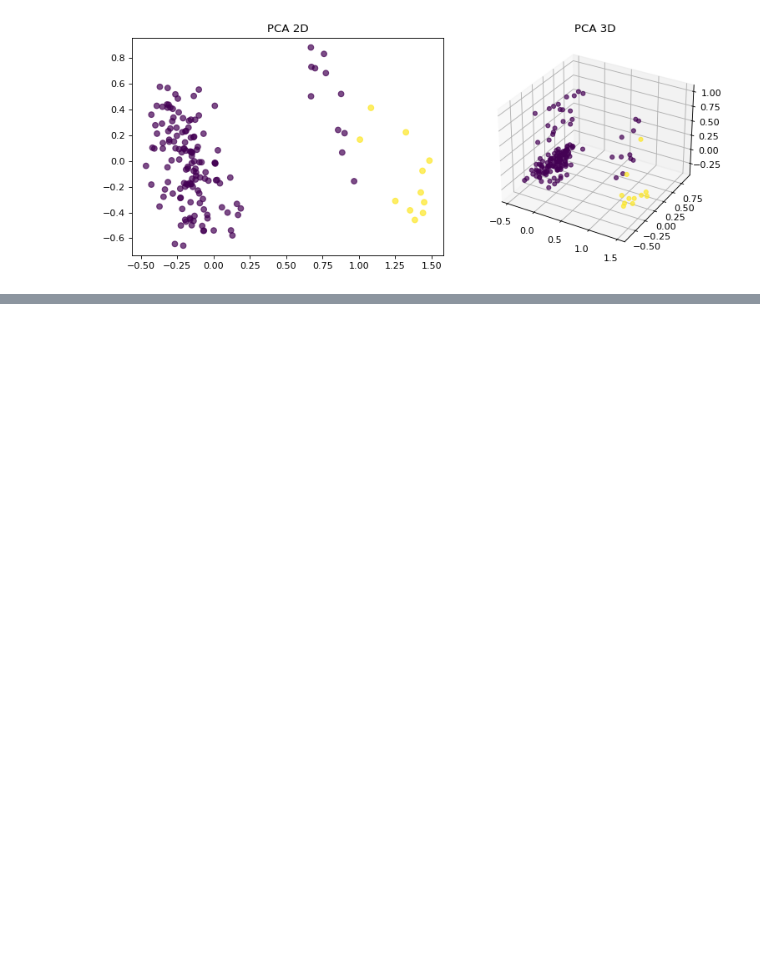
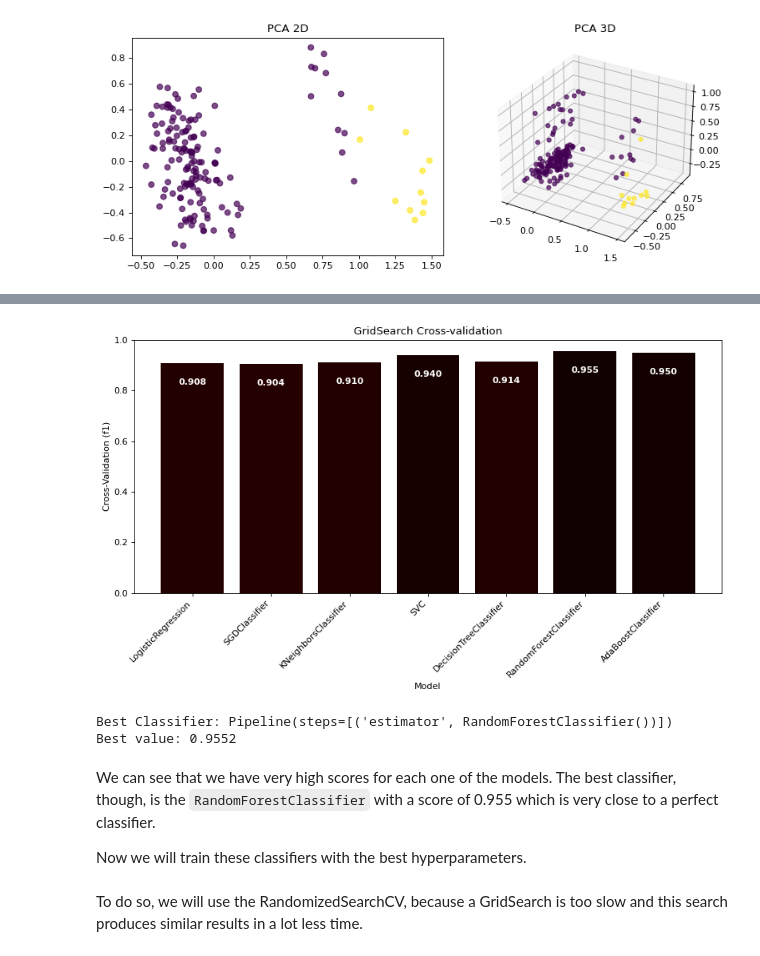
Before and after one commit to LevonKG/Kaggle-case-The-pokemon-dataset, a Jupyter notebook: kaggle.ipynb, the cells around one changed output, grey strips where cells are left out. Drawn from its saved outputs; the diff is of its cells as text; code cells hidden in the pictures; blank space fills up the shorter version.

```diff
--- a/kaggle.ipynb
+++ b/kaggle.ipynb
@@ -459,0 +468,56 @@ show_PCA(X_test, predictions)
+# %%
+pipe = Pipeline([('estimator', 'passthrough')])
+
+param_grid = [
+    {'estimator': [LogisticRegression()]},
+    {'estimator': [SGDClassifier()]},
+    {'estimator': [KNeighborsClassifier()]},
+    {'estimator': [SVC()]},
+    {'estimator': [DecisionTreeClassifier()]},
+    {'estimator': [RandomForestClassifier()]},
+    {'estimator': [AdaBoostClassifier()]}
+]
+# %%
+repeated_kfold = RepeatedStratifiedKFold(n_splits=10, n_repeats=10)
+grid_search = GridSearchCV(pipe, param_grid, scoring='f1', cv=repeated_kfold)
+grid_search.fit(X_train, y_train)
+
+def show_GridSearchCV(grid_search):
+    results = grid_search.cv_results_
+
+    estimator_names = [str(params['estimator']).split('(')[0] for params in results['params']]
+    mean_scores = results['mean_test_score']
+
+    plt.figure(figsize=(10, 6))
+    bars = plt.bar(estimator_names, mean_scores, color=gist_heat_r(mean_scores))
+
+    plt.ylim(0, 1)
+    plt.title('GridSearch Cross-validation')
+    plt.xlabel('Model')
+    plt.ylabel('Cross-Validation ('+grid_search.scoring+')')
+
+    for bar, _ in zip(bars, mean_scores):
+        yval = bar.get_height()
+        plt.text(bar.get_x() + bar.get_width() / 2, yval - 0.06, f"{yval:.3f}",
+                 ha='center', va='top', color='white', fontweight='bold')
+
+    plt.xticks(rotation=45, ha='right')
+    plt.tight_layout()
+    plt.show()
+
+    print("Best Classifier:", grid_search.best_estimator_)
+    print(f"Best value: {grid_search.best_score_:.4f}")
+
+
+show_GridSearchCV(grid_search)
+# %% [output]
+[figure, added]
+Best Classifier: Pipeline(steps=[('estimator', RandomForestClassifier())])
+Best value: 0.9552
+# %% [markdown]
+We can see that we have very high scores for each one of the models. The best classifier, though, is the ``RandomForestClassifier`` with a score of 0.955 which is very close to a perfect classifier.
+
+
+Now we will train these classifiers with the best hyperparameters.
+# %% [markdown]
+To do so, we will use the RandomizedSearchCV, because a GridSearch is too slow and this search produces similar results in a lot less time.
```
Also changed, not shown: parts of 27 cells of this notebook.
